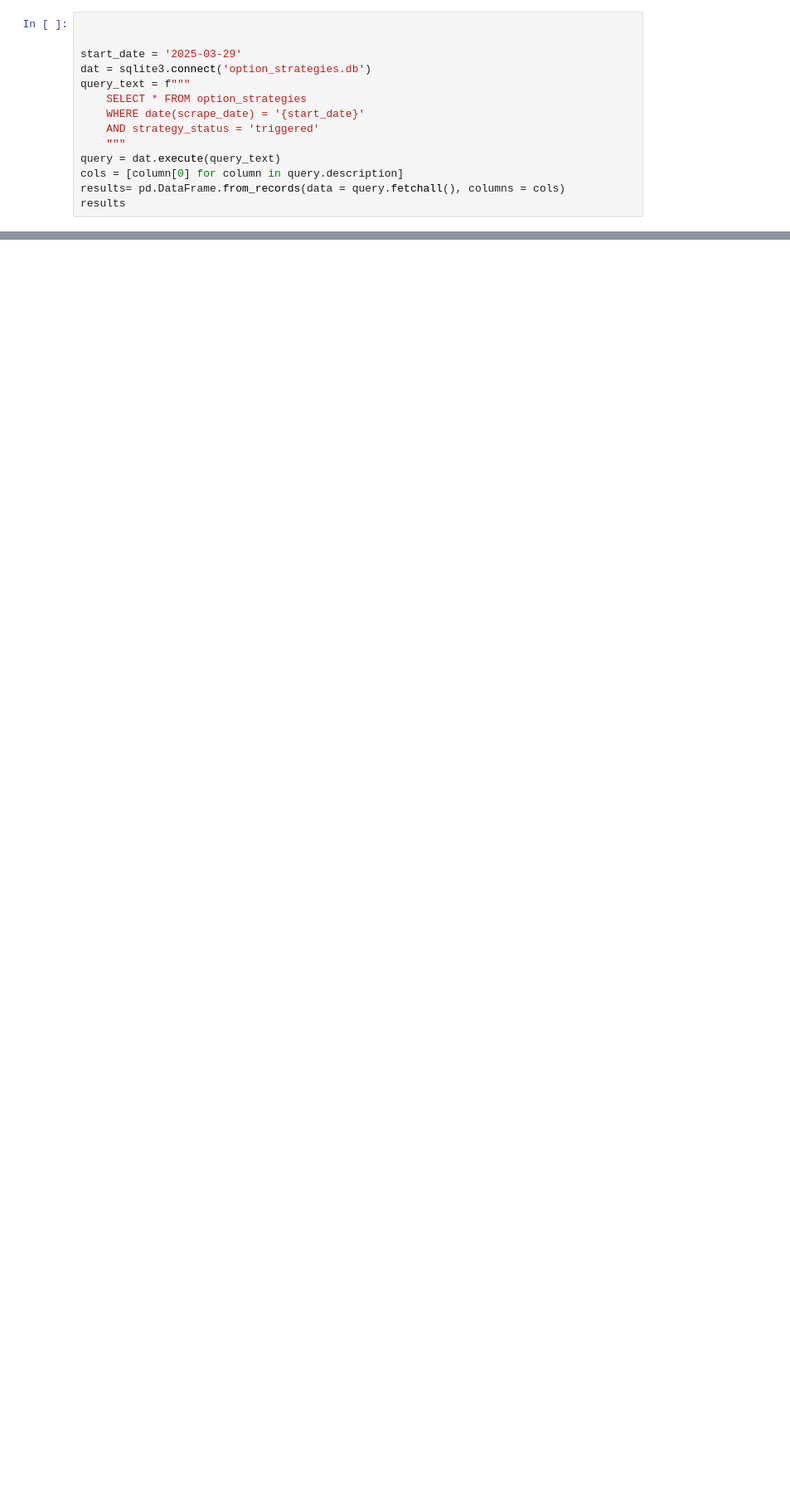
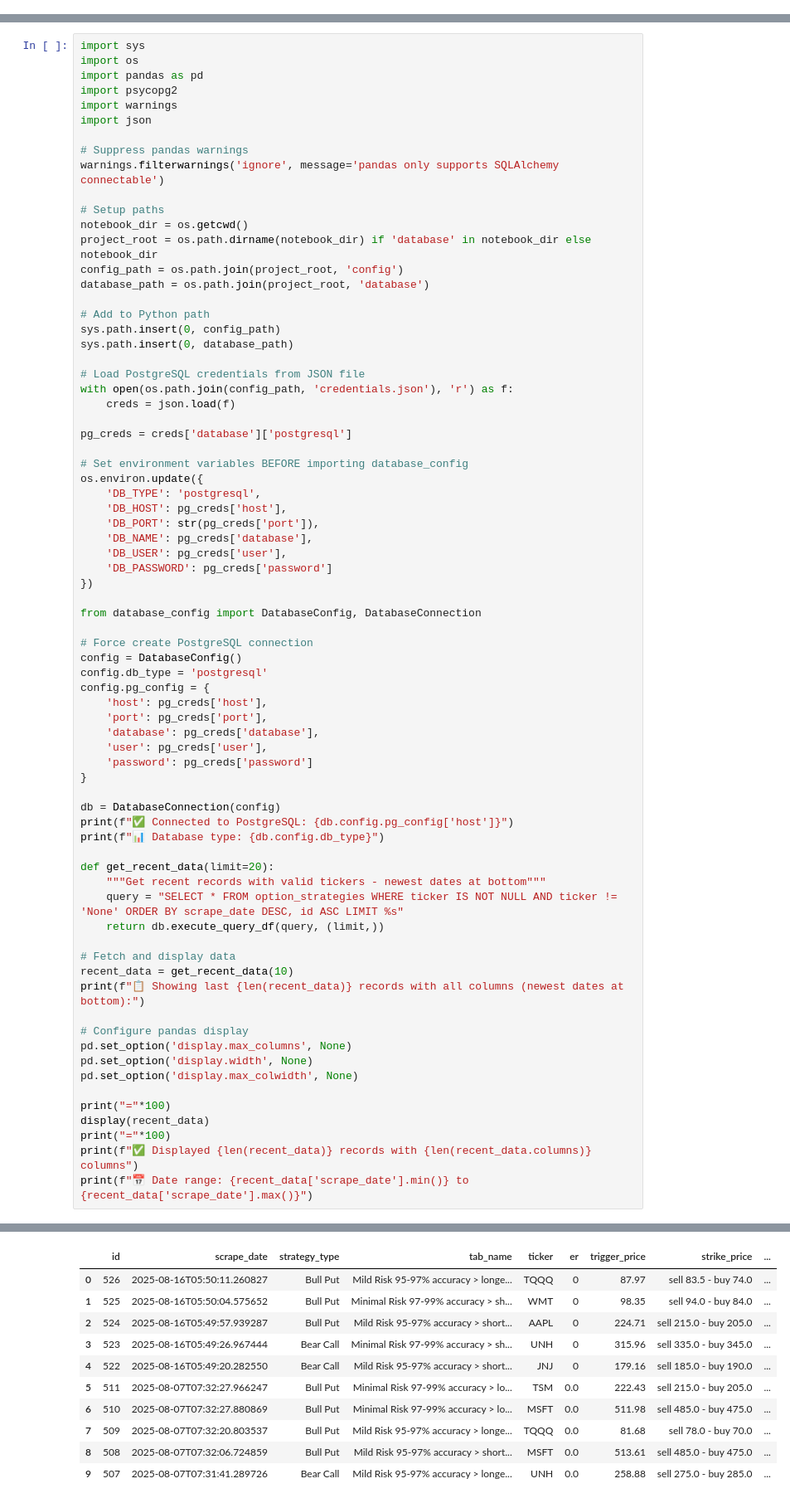
Before and after one commit to cd205/optcom, a Jupyter notebook: database/database_manual_utility_functions.ipynb, the cells around one changed output, grey strips where cells are left out. Shown at 83% size. Saved outputs shown, nothing was run; the diff lists cells and outputs as text; blank space fills up the shorter version.

Commit message:
databse update to postgreslq

```diff
--- a/database/database_manual_utility_functions.ipynb
+++ b/database/database_manual_utility_functions.ipynb
@@ -302,14 +0,0 @@ if __name__ == "__main__":
-# %%
-
-
-start_date = '2025-03-29'
-dat = sqlite3.connect('option_strategies.db')
-query_text = f"""
-    SELECT * FROM option_strategies
-    WHERE date(scrape_date) = '{start_date}'
-    AND strategy_status = 'triggered'
-    """
-query = dat.execute(query_text)
-cols = [column[0] for column in query.description]
-results= pd.DataFrame.from_records(data = query.fetchall(), columns = cols)
-results
@@ -387,0 +5,74 @@ except sqlite3.OperationalError as e:
+# %%
+import sys
+import os
+import pandas as pd
+import psycopg2
+import warnings
+import json
+
+# Suppress pandas warnings
+warnings.filterwarnings('ignore', message='pandas only supports SQLAlchemy connectable')
+
+# Setup paths
+notebook_dir = os.getcwd()
+project_root = os.path.dirname(notebook_dir) if 'database' in notebook_dir else notebook_dir
+config_path = os.path.join(project_root, 'config')
+database_path = os.path.join(project_root, 'database')
+
+# Add to Python path
+sys.path.insert(0, config_path)
+sys.path.insert(0, database_path)
+
+# Load PostgreSQL credentials from JSON file
+with open(os.path.join(config_path, 'credentials.json'), 'r') as f:
+    creds = json.load(f)
+
+pg_creds = creds['database']['postgresql']
+
+# Set environment variables BEFORE importing database_config
+os.environ.update({
+    'DB_TYPE': 'postgresql',
+    'DB_HOST': pg_creds['host'],
+    'DB_PORT': str(pg_creds['port']),
+    'DB_NAME': pg_creds['database'],
+    'DB_USER': pg_creds['user'],
+    'DB_PASSWORD': pg_creds['password']
+})
+
+from database_config import DatabaseConfig, DatabaseConnection
+
+# Force create PostgreSQL connection
+config = DatabaseConfig()
+config.db_type = 'postgresql'
+config.pg_config = {
+    'host': pg_creds['host'],
+    'port': pg_creds['port'],
+    'database': pg_creds['database'],
+    'user': pg_creds['user'],
+    'password': pg_creds['password']
+}
+
+db = DatabaseConnection(config)
+print(f"✅ Connected to PostgreSQL: {db.config.pg_config['host']}")
+print(f"📊 Database type: {db.config.db_type}")
+
+def get_recent_data(limit=20):
+    """Get recent records with valid tickers - newest dates at bottom"""
+    query = "SELECT * FROM option_strategies WHERE ticker IS NOT NULL AND ticker != 'None' ORDER BY scrape_date DESC, id ASC LIMIT %s"
+    return db.execute_query_df(query, (limit,))
+
+# Fetch and display data
+recent_data = get_recent_data(10)
+print(f"📋 Showing last {len(recent_data)} records with all columns (newest dates at bottom):")
+
+# Configure pandas display
+pd.set_option('display.max_columns', None)
+pd.set_option('display.width', None)
+pd.set_option('display.max_colwidth', None)
+
+print("="*100)
+display(recent_data)
+print("="*100)
+print(f"✅ Displayed {len(recent_data)} records with {len(recent_data.columns)} columns")
+print(f"📅 Date range: {recent_data['scrape_date'].min()} to {recent_data['scrape_date'].max()}")
+# %% [output]
@@ -387,0 +83,11 @@ except sqlite3.OperationalError as e:
+|  | id | scrape_date | strategy_type | tab_name | ticker | er | trigger_price | strike_price | ... |
+| 0 | 526 | 2025-08-16T05:50:11.260827 | Bull Put | Mild Risk 95-97% accuracy > longe... | TQQQ | 0 | 87.97 | sell 83.5 - buy 74.0 | ... |
+| 1 | 525 | 2025-08-16T05:50:04.575652 | Bull Put | Minimal Risk 97-99% accuracy > sh... | WMT | 0 | 98.35 | sell 94.0 - buy 84.0 | ... |
+| 2 | 524 | 2025-08-16T05:49:57.939287 | Bull Put | Mild Risk 95-97% accuracy > short... | AAPL | 0 | 224.71 | sell 215.0 - buy 205.0 | ... |
+| 3 | 523 | 2025-08-16T05:49:26.967444 | Bear Call | Minimal Risk 97-99% accuracy > sh... | UNH | 0 | 315.96 | sell 335.0 - buy 345.0 | ... |
+| 4 | 522 | 2025-08-16T05:49:20.282550 | Bear Call | Mild Risk 95-97% accuracy > short... | JNJ | 0 | 179.16 | sell 185.0 - buy 190.0 | ... |
+| 5 | 511 | 2025-08-07T07:32:27.966247 | Bull Put | Minimal Risk 97-99% accuracy > lo... | TSM | 0.0 | 222.43 | sell 215.0 - buy 205.0 | ... |
+| 6 | 510 | 2025-08-07T07:32:27.880869 | Bull Put | Minimal Risk 97-99% accuracy > lo... | MSFT | 0.0 | 511.98 | sell 485.0 - buy 475.0 | ... |
+| 7 | 509 | 2025-08-07T07:32:20.803537 | Bull Put | Mild Risk 95-97% accuracy > longe... | TQQQ | 0.0 | 81.68 | sell 78.0 - buy 70.0 | ... |
+| 8 | 508 | 2025-08-07T07:32:06.724859 | Bull Put | Mild Risk 95-97% accuracy > short... | MSFT | 0.0 | 513.61 | sell 485.0 - buy 475.0 | ... |
+| 9 | 507 | 2025-08-07T07:31:41.289726 | Bear Call | Mild Risk 95-97% accuracy > longe... | UNH | 0.0 | 258.88 | sell 275.0 - buy 285.0 | ... |
```
Also changed, not shown: parts of 65 cells of this notebook, 12 other files.
